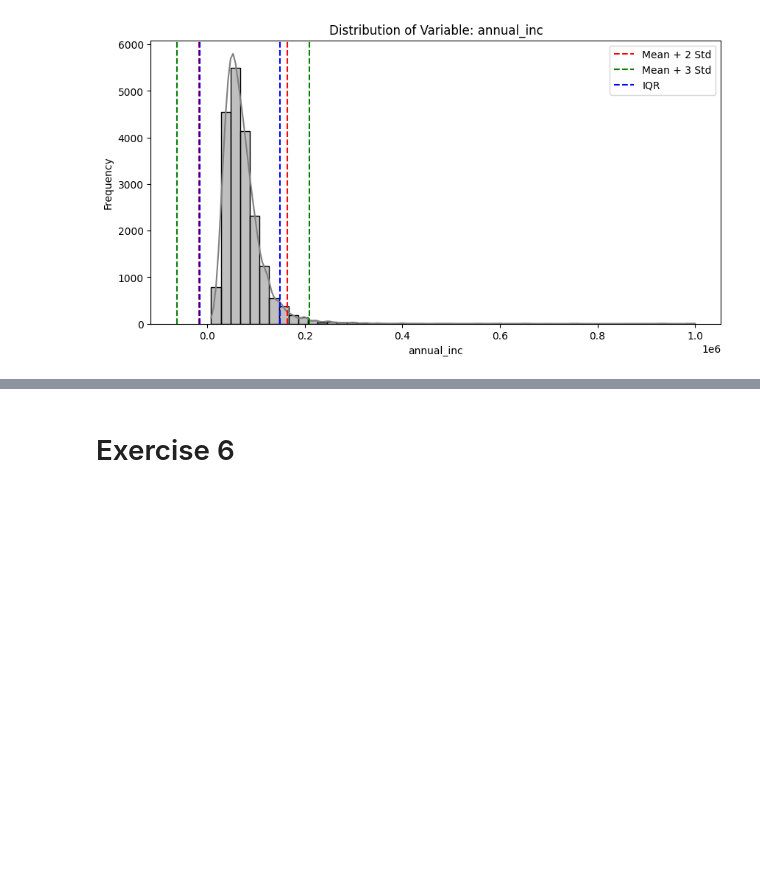
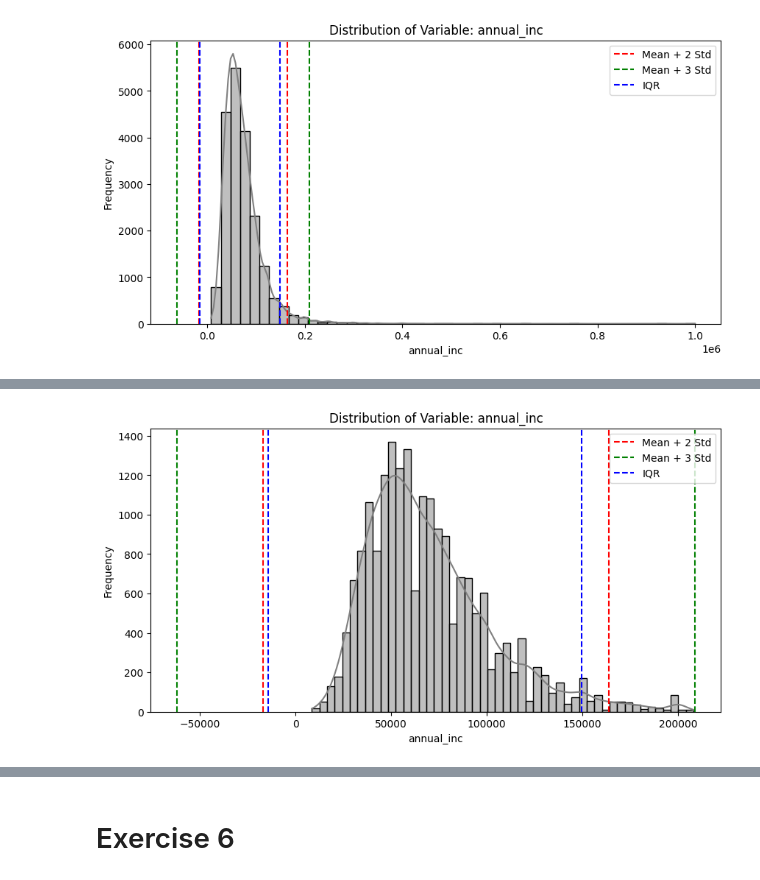
Before and after one commit to pereiranuno/loan-project, a Jupyter notebook: eda-finalproject.ipynb, the cells around one changed output, grey strips where cells are left out. Cells and saved outputs as stored; diff of their text form; code cells hidden in the pictures; blank space fills up the shorter version.

```diff
--- a/eda-finalproject.ipynb
+++ b/eda-finalproject.ipynb
@@ -959,0 +911,5 @@ plot_outliers(out_numeric_df, "annual_inc")
+# %%
+# Plot Distribuition and bound limits without mask std3
+plot_outliers(out_numeric_df, "annual_inc",'std3')
+# %% [output]
+[figure, added]
```
Also changed, not shown: parts of 24 cells of this notebook.
